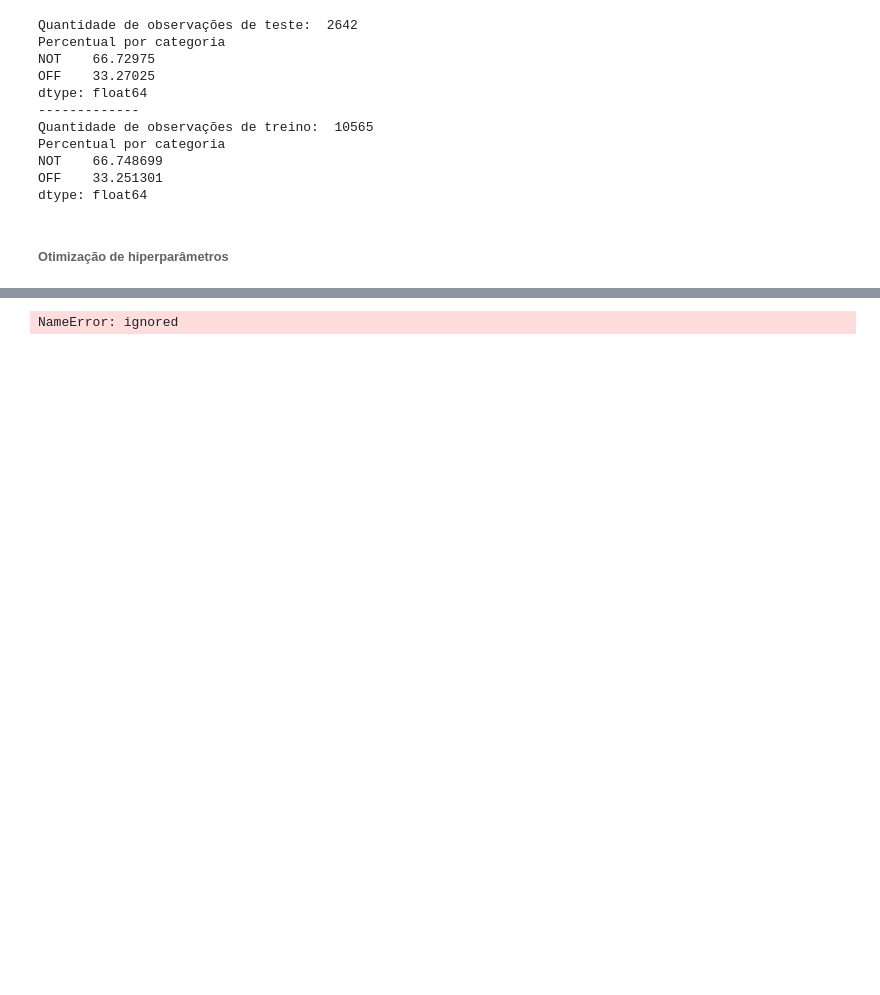
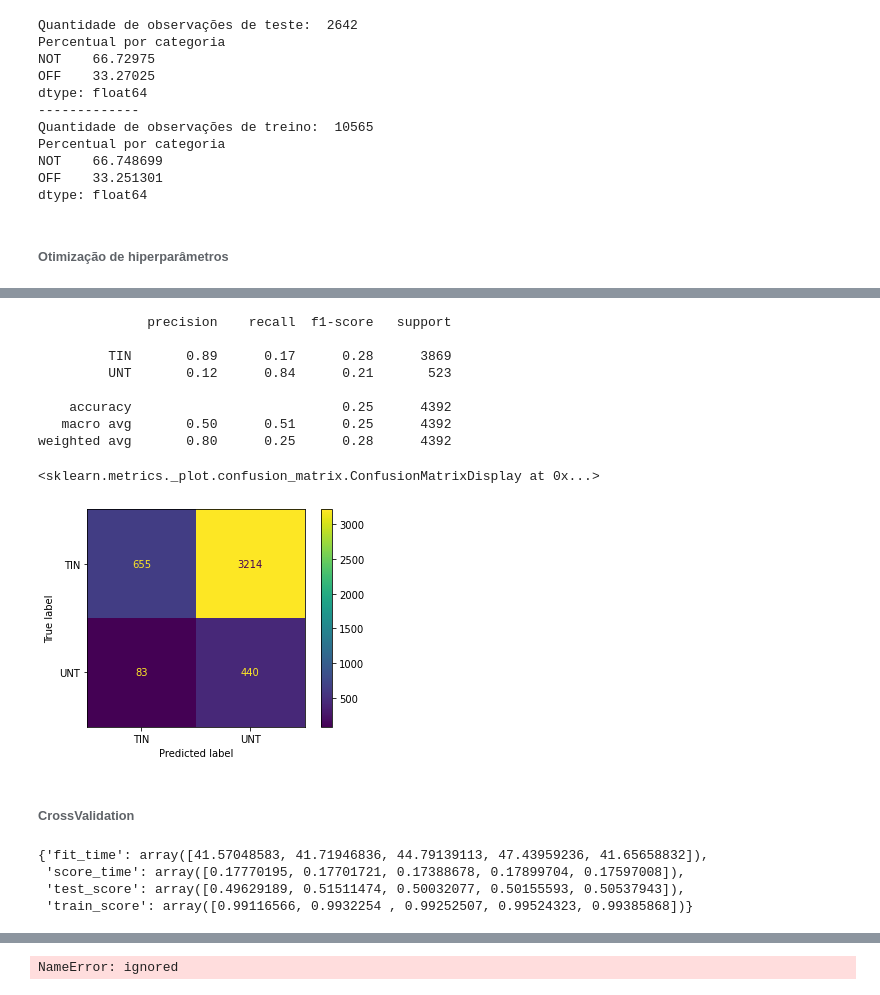
Before and after one commit to eduardodut/Mineracao_dados_textos_web, a Jupyter notebook: projeto01_equipe01.ipynb, the cells around one changed output, grey strips where cells are left out. Drawn from its saved outputs; the diff is of its cells as text; code cells hidden in the pictures; blank space fills up the shorter version.

```diff
--- a/projeto01_equipe01.ipynb
+++ b/projeto01_equipe01.ipynb
@@ -857,18 +857,18 @@ dict_algoritmos = {'logistic_regression_1': LogisticRegression(),
                    'xgboost'              : xgb.XGBClassifier()}
 
 #Hiperparâmetros testados
-dict_param_grid_algoritmos = {'logistic_regression_1': {'classificador__penalty'        : 'l1',
+dict_param_grid_algoritmos = {'logistic_regression_1': {'classificador__penalty'        : ['l1'],
                                                        'classificador__C'               : [100, 10, 1.0, 0.1, 0.01],
                                                        'classificador__fit_intercept'   : [False, True],
                                                        'classificador__solver'          : ['liblinear', 'saga'],
                                                        'classificador__n_jobs'          : [-1]},
-                             'logistic_regression_2': {'classificador__penalty'         : 'l2',
+                             'logistic_regression_2': {'classificador__penalty'         : ['l2'],
                                                        'classificador__C'               : [100, 10, 1.0, 0.1, 0.01],
                                                        'classificador__fit_intercept'   : [False, True],
                                                        'classificador__solver'          : ['newton-cg', 'lbfgs', 'sag', 'saga'],
                                                        'classificador__n_jobs'          : [-1]},
                              'knn'                  : {},
-                             'svc'                  : {'classificador__C'               : [1.0, 10.0, 100.0],
+                             'svc'                  : {'classificador__C'               : randint(1.0, 100.0),
                                                        'classificador__gamma'           : ['scale', 'auto'],
                                                        'classificador__kernel'          : ['linear', 'poly', 'rbf']},
                              'sgdc'                 : {},
@@ -945,7 +948,7 @@ dtype: float64
 ###### Otimização de hiperparâmetros
 # %%
 #@markdown RandomSearchCV
-algoritmo = "random_forest" #@param ['logistic_regression_1', 'logistic_regression_2', 'knn', 'svc', 'sgdc', 'random_forest', 'ada_boost', 'extra_trees', 'grad_boost', 'xgboost']
+algoritmo = "svc" #@param ['logistic_regression_1', 'logistic_regression_2', 'knn', 'svc', 'sgdc', 'random_forest', 'ada_boost', 'extra_trees', 'grad_boost', 'xgboost']
 num_folds = 5 #@param {type:"integer"}
 
 # busca_randomizada = True #@param {type:"boolean"}
@@ -955,7 +958,7 @@ from sklearn.preprocessing import LabelBinarizer
 from sklearn.model_selection import RandomizedSearchCV
 from sklearn.metrics import f1_score
 from sklearn.decomposition import PCA
-from sklearn.model_selection import RepeatedStratifiedKFold
+from sklearn.model_selection import StratifiedKFold
 import pickle
 
 
@@ -974,15 +977,14 @@ canal_dados = Pipeline([("anexar_bases_externas",
                         ('classificador',
                               dict_algoritmos[algoritmo])
     ])
-cv = RepeatedStratifiedKFold(n_splits= num_folds, n_repeats=1)
+cv = StratifiedKFold(n_splits= num_folds, shuffle= True)
 args_random_search = {'estimator'          : canal_dados,
                       'cv'                 : cv,
                       'scoring'            :'f1_macro',
                       'n_jobs'             : -1,
                       'verbose'            : 10,
                       'n_iter'             : num_inter,
-                      'param_distributions': param_grid,
-                      'random_state'       : 42 }
+                      'param_distributions': param_grid}
 
 random_search = RandomizedSearchCV(**args_random_search)
 
@@ -995,12 +997,15 @@ else:
 #salvar modelo
 import os, joblib
 
-nome_modelo = algoritmo +'_' + target  +"_"+str(num_folds)+"_folds"
+nome_modelo = algoritmo +'_' + target +"_"+str(num_folds)+"folds" +"_"+str(num_inter)+"iter"
 modelo_otimizado = random_search.best_estimator_
 joblib.dump(modelo_otimizado, nome_modelo+'.pkl')
 from google.colab import files
 if 'COLAB_GPU' in os.environ:
   files.download(nome_modelo+'.pkl')
+  print("--"*20)
+print("Melhores parâmetros encontrados: ")
+random_search.best_params_
 # %% [output]
 Fitting 5 folds for each of 1 candidates, totalling 5 fits
 [Parallel(n_jobs=-1)]: Using backend LokyBackend with 2 concurrent workers.
@@ -1031,14 +1060,40 @@ nome_modelo
+# %%
+#@markdown Para todo os dados do trainset
+y_pred = melhor_modelo.predict(X)
+print(classification_report(y,
+                            y_pred,
+                            target_names=
+                            binarizador_label.classes_))
+plot_confusion_matrix(melhor_modelo,
+                      X,
+                      y,
+                      display_labels= binarizador_label.classes_,
+                      values_format= ".0f")
+# %% [output]
+              precision    recall  f1-score   support
+
+         TIN       0.89      0.17      0.28      3869
+         UNT       0.12      0.84      0.21       523
+
+    accuracy                           0.25      4392
+   macro avg       0.50      0.51      0.25      4392
+weighted avg       0.80      0.25      0.28      4392
+<sklearn.metrics._plot.confusion_matrix.ConfusionMatrixDisplay at 0x...>
+[figure, added]
+# %% [markdown]
+###### CrossValidation
 # %%
 from sklearn.model_selection import cross_validate
-from sklearn.metrics import make_scorer
-from sklearn.metrics import recall_score
-scoring = {'prec_macro': 'precision_macro',
-            'rec_macro': make_scorer(recall_score, average='macro')}
 
-scores = cross_validate(random_search, X, y,
-                        scoring= scoring,
-                        cv= RepeatedStratifiedKFold(n_splits= 5),
+cross_validate(melhor_modelo, X, y,
+                        scoring= "f1_macro",
+                        cv= StratifiedKFold(n_splits= 5, shuffle= True),
                         return_train_score= True)
+# %% [output]
+{'fit_time': array([41.57048583, 41.71946836, 44.79139113, 47.43959236, 41.65658832]),
+ 'score_time': array([0.17770195, 0.17701721, 0.17388678, 0.17899704, 0.17597008]),
+ 'test_score': array([0.49629189, 0.51511474, 0.50032077, 0.50155593, 0.50537943]),
+ 'train_score': array([0.99116566, 0.9932254 , 0.99252507, 0.99524323, 0.99385868])}
 # %%
 
 melhor_modelo = random_search.best_estimator_
```
Also changed, not shown: parts of 14 cells of this notebook.
